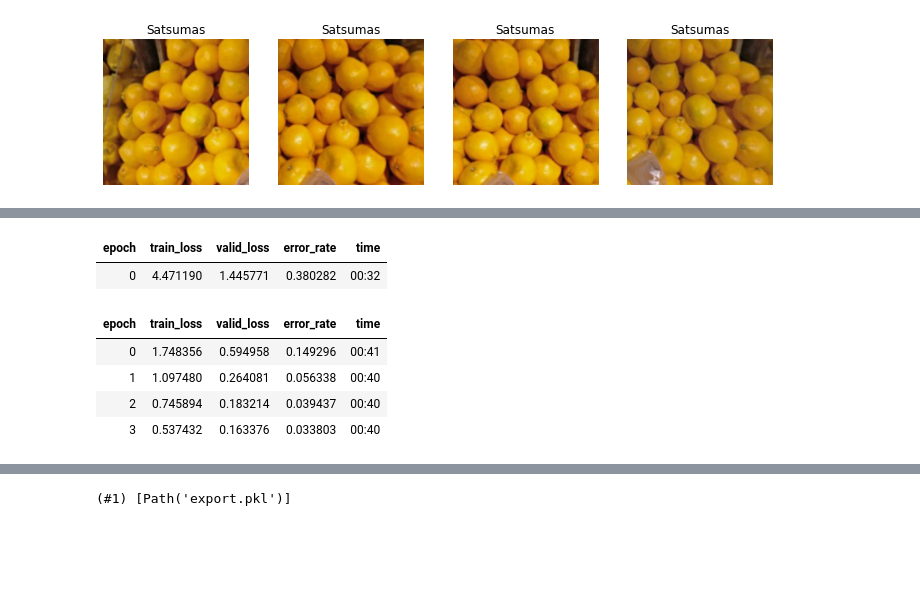
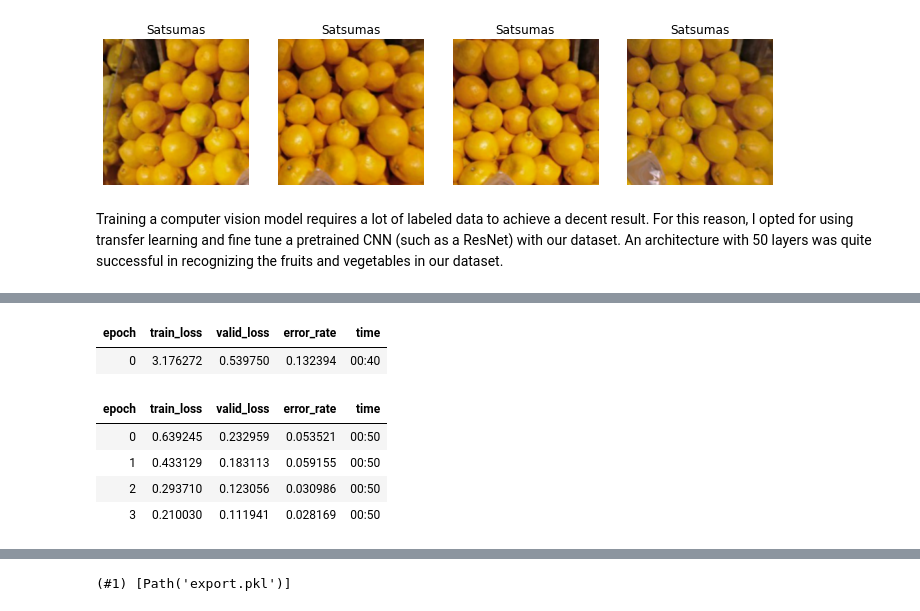
Before and after one commit to TechLabs-Berlin/wt21-cupboard-drone, a Jupyter notebook: camera_feature/model/fruitveg_model.ipynb, the cells around one changed output, grey strips where cells are left out. Saved outputs shown, nothing was run; the diff lists cells and outputs as text; code cells hidden in the pictures; blank space fills up the shorter version.

Commit message:
Revised notebook and model

```diff
--- a/camera_feature/model/fruitveg_model.ipynb
+++ b/camera_feature/model/fruitveg_model.ipynb
@@ -25,6 +30,5 @@ Python 3.7.12
 # %%
-# path = Path('gdrive/MyDrive/Colab Notebooks/Cupboard/fruitveg81')
-path = Path('gdrive/MyDrive/Colab Notebooks/Cupboard/GroceryStoreDataset/dataset/train')
+path = Path('gdrive/MyDrive/Colab Notebooks/Cupboard/GroceryStoreDataset/dataset')
 # %%
 Path.BASE_PATH = path
 path.ls()
@@ -48,7 +56,7 @@ fruitveg = DataBlock(blocks = (ImageBlock, CategoryBlock),
                  item_tfms=Resize(460),
                  batch_tfms=aug_transforms(size=224, min_scale=0.5))
 # %%
-dls = fruitveg.dataloaders(path)
+dls = fruitveg.dataloaders(path/'train')
 # %% [output]
 torch.linalg.solve has its arguments reversed and does not return the LU factorization.
 To get the LU factorization see torch.lu, which can be used with torch.lu_solve or torch.lu_unpack.
@@ -64,7 +74,10 @@ dls.valid.show_batch(max_n=9, nrows=3)
 dls.train.show_batch(max_n=4, nrows=1, unique=True)
 # %% [output]
 [figure]
+# %% [markdown]
+Training a computer vision model requires a lot of labeled data to achieve a decent result.
+For this reason, I opted for using transfer learning and fine tune a pretrained CNN (such as a ResNet) with our dataset. An architecture with 50 layers was quite successful in recognizing the fruits and vegetables in our dataset.
 # %%
-learn = cnn_learner(dls, resnet34, metrics=error_rate)
+learn = cnn_learner(dls, resnet50, metrics=error_rate)
 learn.fine_tune(4)
 # %% [output]
@@ -72,10 +85,10 @@ Downloading: "https://download.pytorch.org/models/resnet34-b627a593.pth" to /roo
 | epoch | train_loss | valid_loss | error_rate | time |
-| 0 | 4.471190 | 1.445771 | 0.380282 | 00:32 |
+| 0 | 3.176272 | 0.539750 | 0.132394 | 00:40 |
 | epoch | train_loss | valid_loss | error_rate | time |
-| 0 | 1.748356 | 0.594958 | 0.149296 | 00:41 |
-| 1 | 1.097480 | 0.264081 | 0.056338 | 00:40 |
-| 2 | 0.745894 | 0.183214 | 0.039437 | 00:40 |
-| 3 | 0.537432 | 0.163376 | 0.033803 | 00:40 |
+| 0 | 0.639245 | 0.232959 | 0.053521 | 00:50 |
+| 1 | 0.433129 | 0.183113 | 0.059155 | 00:50 |
+| 2 | 0.293710 | 0.123056 | 0.030986 | 00:50 |
+| 3 | 0.210030 | 0.111941 | 0.028169 | 00:50 |
 # %%
 interp = ClassificationInterpretation.from_learner(learn)
 interp.plot_confusion_matrix(figsize=(12,12), dpi=60)
```
Also changed, not shown: parts of 20 cells of this notebook, 3 other files.
